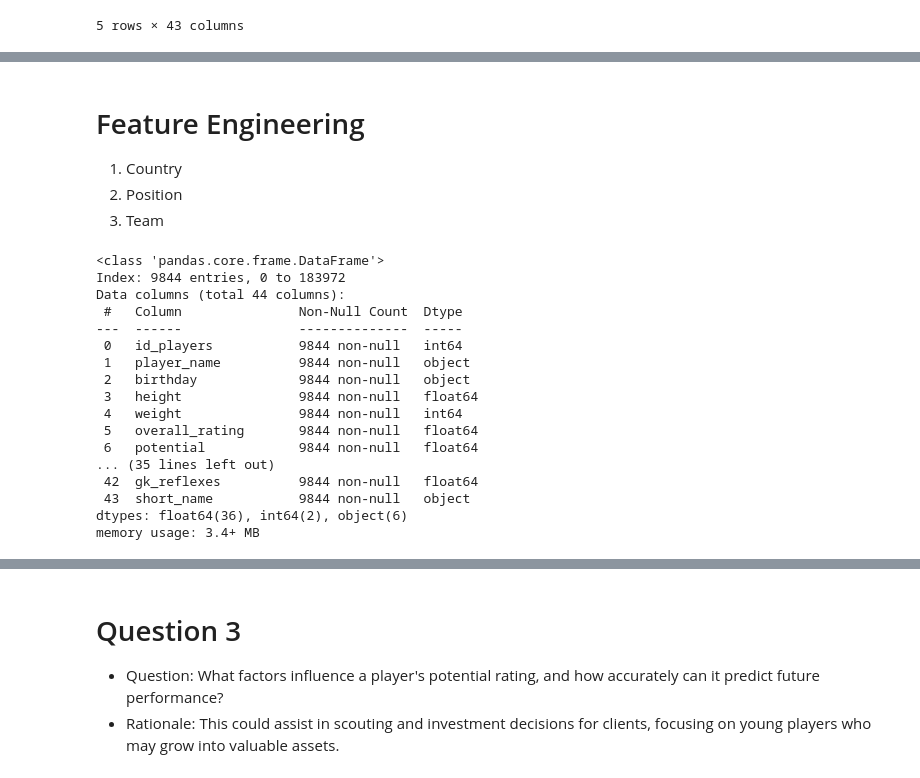
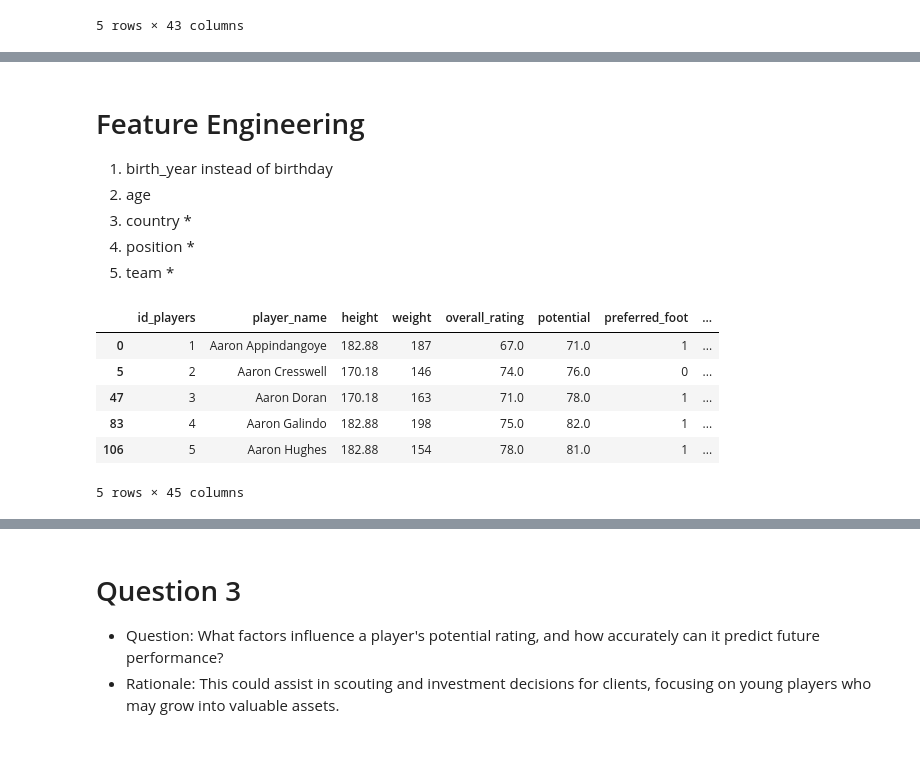
Before and after one commit to falba3/AdvancedDataAnalytics, a Jupyter notebook: notebooks/franco_questions3_5_6.ipynb, the cells around one changed output, grey strips where cells are left out. Saved outputs shown, nothing was run; the diff lists cells and outputs as text; code cells hidden in the pictures; blank space fills up the shorter version.

```diff
--- a/notebooks/franco_questions3_5_6.ipynb
+++ b/notebooks/franco_questions3_5_6.ipynb
@@ -19,25 +132,7 @@ df.head()
 # %% [markdown]
 # Feature Engineering
-1. Country
-2. Position
-3. Team
+1. birth_year instead of birthday
+2. age
+3. country *
+4. position *
+5. team *
-# %%
-df.info()
-# %% [output]
-<class 'pandas.core.frame.DataFrame'>
-Index: 9844 entries, 0 to 183972
-Data columns (total 44 columns):
- #   Column               Non-Null Count  Dtype
----  ------               --------------  -----
- 0   id_players           9844 non-null   int64
- 1   player_name          9844 non-null   object
- 2   birthday             9844 non-null   object
- 3   height               9844 non-null   float64
- 4   weight               9844 non-null   int64
- 5   overall_rating       9844 non-null   float64
- 6   potential            9844 non-null   float64
-... (35 lines left out)
- 42  gk_reflexes          9844 non-null   float64
- 43  short_name           9844 non-null   object
-dtypes: float64(36), int64(2), object(6)
-memory usage: 3.4+ MB
@@ -43,0 +157,10 @@ memory usage: 3.4+ MB
+# %%
+df.head()
+# %% [output]
+|  | id_players | player_name | height | weight | overall_rating | potential | preferred_foot | ... |
+| 0 | 1 | Aaron Appindangoye | 182.88 | 187 | 67.0 | 71.0 | 1 | ... |
+| 5 | 2 | Aaron Cresswell | 170.18 | 146 | 74.0 | 76.0 | 0 | ... |
+| 47 | 3 | Aaron Doran | 170.18 | 163 | 71.0 | 78.0 | 1 | ... |
+| 83 | 4 | Aaron Galindo | 182.88 | 198 | 75.0 | 82.0 | 1 | ... |
+| 106 | 5 | Aaron Hughes | 182.88 | 154 | 78.0 | 81.0 | 1 | ... |
+5 rows × 45 columns
```
Also changed, not shown: parts of 31 cells of this notebook, 1 other file.
